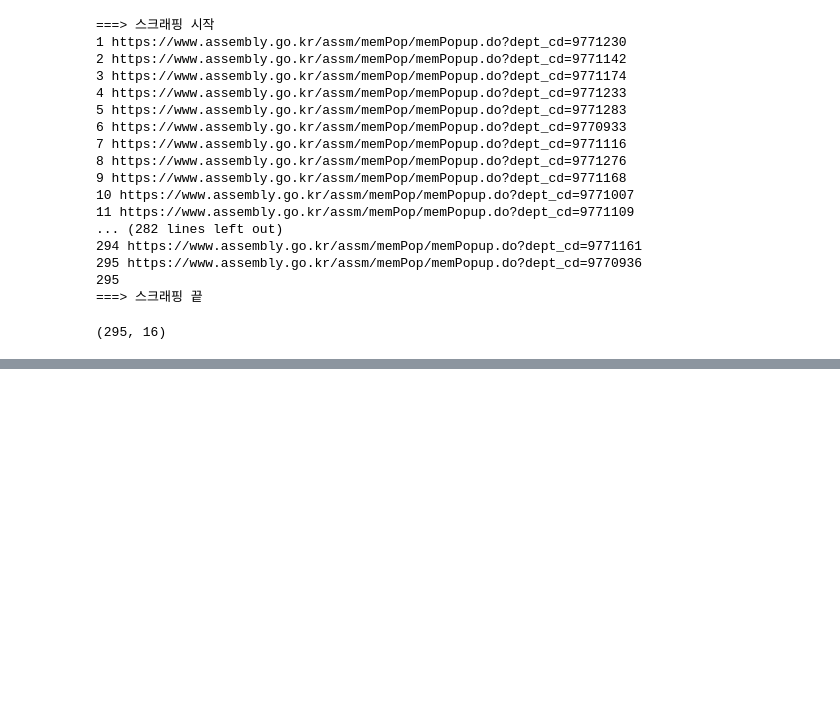
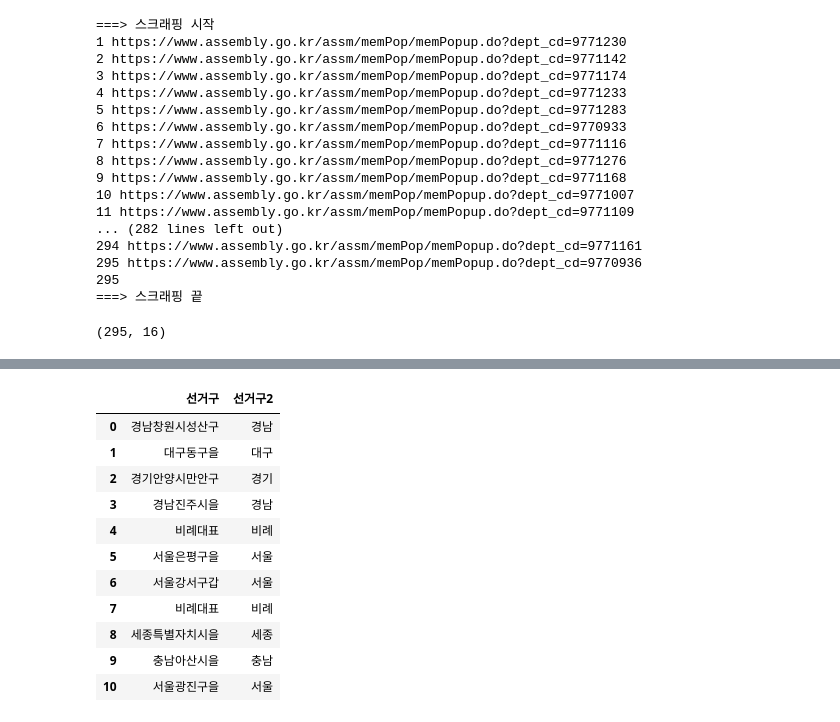
Before and after one commit to codemonkyu/codemonkyu-TIL, a Jupyter notebook: webscraping/국회의원현황/국회의원현황.ipynb, the cells around one changed output, grey strips where cells are left out. Saved outputs shown, nothing was run; the diff lists cells and outputs as text; code cells hidden in the pictures; blank space fills up the shorter version.

```diff
--- a/webscraping/국회의원현황/국회의원현황.ipynb
+++ b/webscraping/국회의원현황/국회의원현황.ipynb
@@ -122,0 +225,2 @@ member_df.head(5)
+# %%
+temp_str = member_df['당선횟수'].str
@@ -122,0 +233,3 @@ member_df.head(5)
+# %%
+member_df['당선횟수2'] = temp_str[:2]
+print(member_df['당선횟수2'])
@@ -122,0 +295,2 @@ member_df.head(5)
+# %%
+local_str = member_df['선거구'].str
@@ -122,0 +301,4 @@ member_df.head(5)
+# %%
+#선거구 앞 2글자만따서 지역으로 표시해주자
+
+member_df['선거구2'] = local_str[:2]
@@ -122,0 +320,15 @@ member_df.head(5)
+# %%
+member_df.loc[:10,['선거구','선거구2']]
+# %% [output]
+|  | 선거구 | 선거구2 |
+| 0 | 경남창원시성산구 | 경남 |
+| 1 | 대구동구을 | 대구 |
+| 2 | 경기안양시만안구 | 경기 |
+| 3 | 경남진주시을 | 경남 |
+| 4 | 비례대표 | 비례 |
+| 5 | 서울은평구을 | 서울 |
+| 6 | 서울강서구갑 | 서울 |
+| 7 | 비례대표 | 비례 |
+| 8 | 세종특별자치시을 | 세종 |
+| 9 | 충남아산시을 | 충남 |
+| 10 | 서울광진구을 | 서울 |
```
Also changed, not shown: parts of 34 cells of this notebook, 1 other file.
